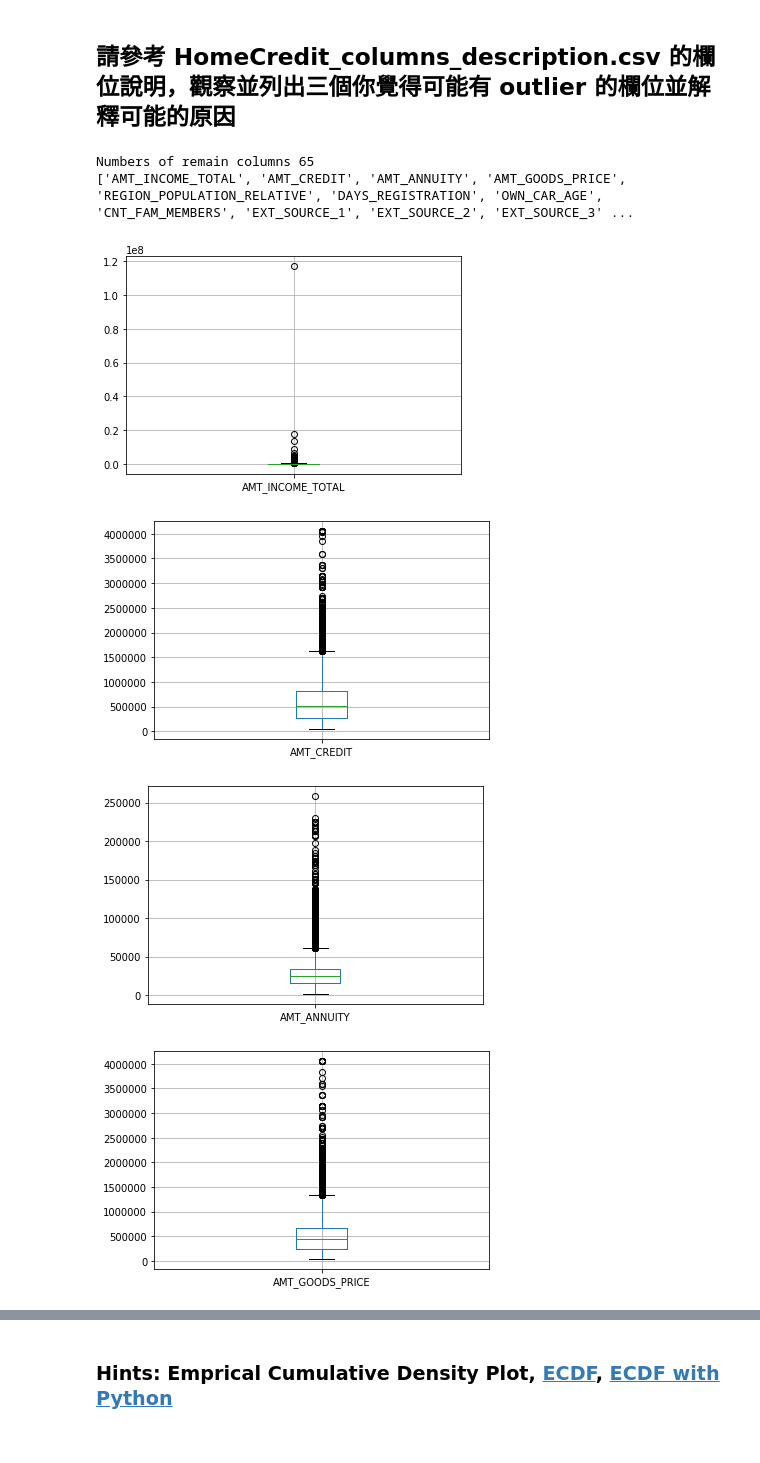
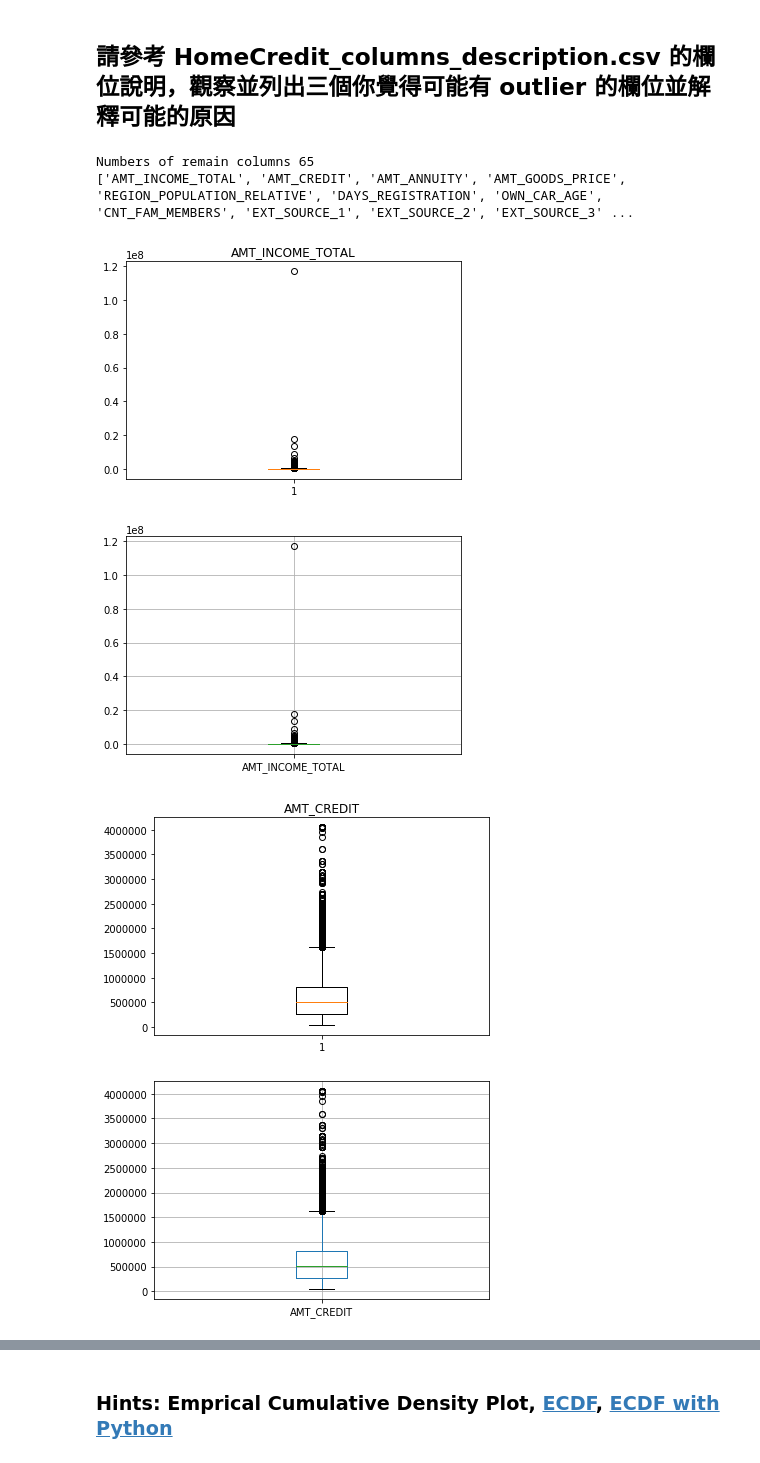
Before and after one commit to ChengCheHiseh/ML100Days, a Jupyter notebook: homework/Day_009_HW.ipynb, the cells around one changed output, grey strips where cells are left out. Saved outputs shown, nothing was run; the diff lists cells and outputs as text; code cells hidden in the pictures.

```diff
--- a/homework/Day_009_HW.ipynb
+++ b/homework/Day_009_HW.ipynb
@@ -40,28 +40,32 @@ Path of read in data: ./data\application_train.csv
 # %%
 # 先篩選數值型的欄位
 """
 YOUR CODE HERE, fill correct data types (for example str, float, int, ...)
 """
 dtype_select = [np.dtype(int),np.dtype(float)]
 
 numeric_columns = list(app_train.columns[list(app_train.dtypes.isin(dtype_select))])
 
 # 再把只有 2 值 (通常是 0,1) 的欄位去掉
 numeric_columns = list(app_train[numeric_columns].columns[list(app_train[numeric_columns].apply(lambda x:len(x.unique())!=2 ))])
 print("Numbers of remain columns %d" % len(numeric_columns))
 print(numeric_columns)
 # 檢視這些欄位的數值範圍
 for col in numeric_columns:
     """
     Your CODE HERE, make the box plot
     """
-    # plt.boxplot(app_train[col])
+    # plt.boxplot無法畫出有缺失值的欄位
+    plt.boxplot(app_train[~app_train[col].isnull()][col])
+    #plt.boxplot(app_train[col])
+    plt.title(col)
+    plt.show()
     app_train.boxplot(col)
     plt.show()
 # %% [output]
 Numbers of remain columns 65
 ['AMT_INCOME_TOTAL', 'AMT_CREDIT', 'AMT_ANNUITY', 'AMT_GOODS_PRICE', 'REGION_POPULATION_RELATIVE', 'DAYS_REGISTRATION', 'OWN_CAR_AGE', 'CNT_FAM_MEMBERS', 'EXT_SOURCE_1', 'EXT_SOURCE_2', 'EXT_SOURCE_3' ...
-[figure, old version]
+[figure, new version]
-[figure, old version]
+[figure, new version]
-[figure, old version]
+[figure, new version]
-[figure, old version]
+[figure, new version]
```
Also changed, not shown: parts of 1 cell of this notebook, 1 other file.
